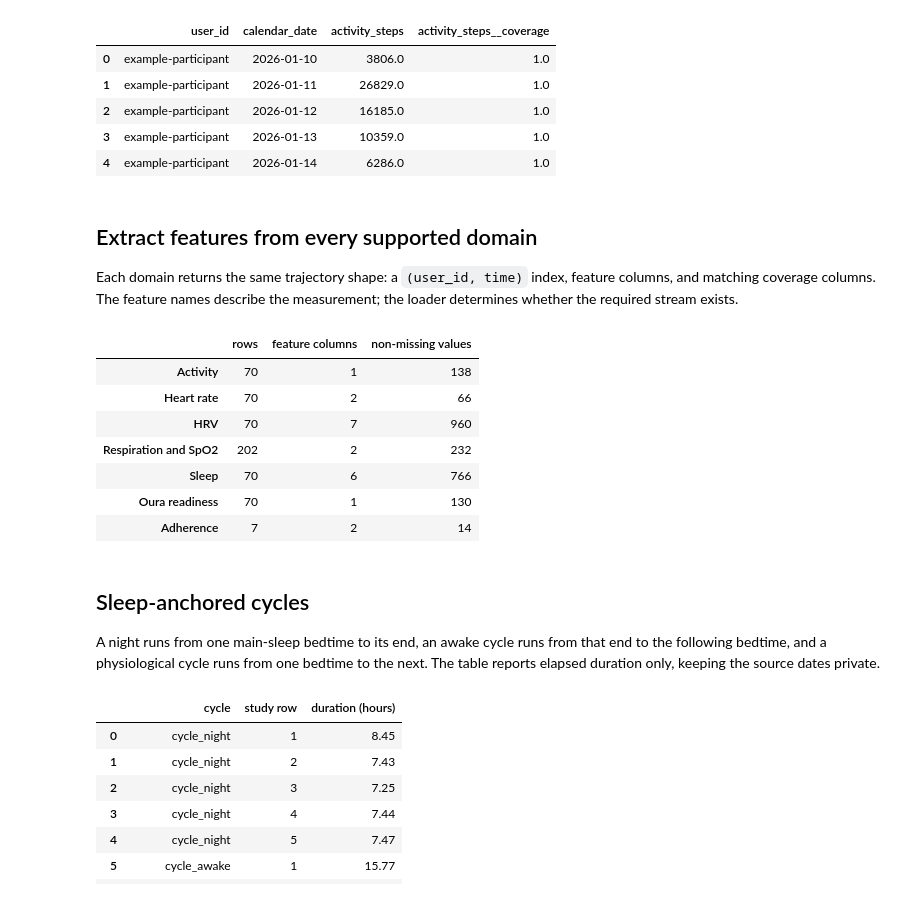
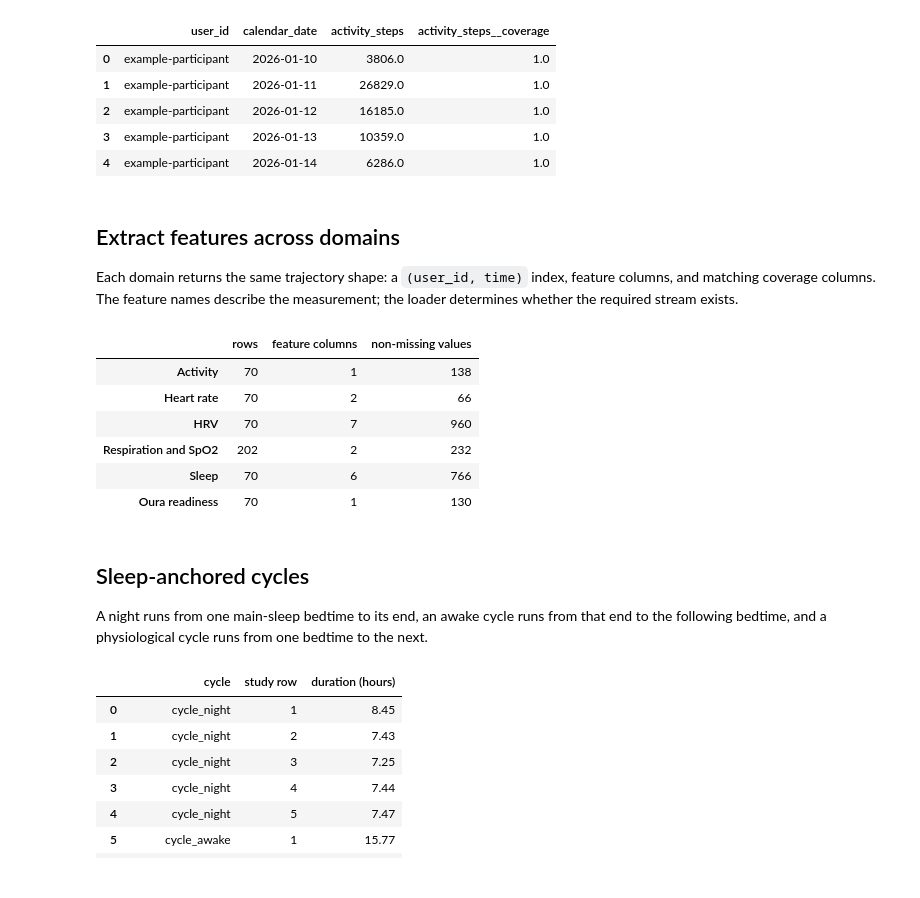
Before and after one commit to MeDiTech-SUPSI/pywearable, a Jupyter notebook: docs/_notebooks/analysis_examples.ipynb, the cells around one changed output. Saved outputs shown, nothing was run; the diff lists cells and outputs as text; code cells hidden in the pictures.

Commit message:
Refine analysis example notebook

```diff
--- a/docs/_notebooks/analysis_examples.ipynb
+++ b/docs/_notebooks/analysis_examples.ipynb
@@ -26,6 +23,5 @@ complete identifier is never displayed or stored in a title.
 # %%
 import os
-import sys
 import warnings
 from pathlib import Path
 
@@ -35,18 +31,8 @@ import pandas as pd
 from matplotlib.ticker import FuncFormatter
 from IPython.display import display
 
-REPO_ROOT = Path.cwd().resolve()
-if not (REPO_ROOT / "src" / "pywearable").is_dir():
-    REPO_ROOT = next(
-        parent
-        for parent in Path.cwd().resolve().parents
-        if (parent / "src" / "pywearable").is_dir()
-    )
-sys.path.insert(0, str(REPO_ROOT / "src"))
-
 from pywearable import (
     activity,
-    adherence,
     cycle,
     heart_rate,
     hrv,
@@ -64,19 +50,19 @@ warnings.filterwarnings(
     message=r".*Oura heart-rate samples have no unambiguous local offset.*",
 )
 
-data_root = Path(
-    os.environ.get(
-        "PYWEARABLE_OURA_ROOT",
-        REPO_ROOT / "data_wearable" / "oura_20240822",
-    )
-)
-if not data_root.is_dir():
+data_root_value = os.environ.get("PYWEARABLE_OURA_ROOT")
+if data_root_value is None:
     raise FileNotFoundError(
         "Set PYWEARABLE_OURA_ROOT to an Oura API v2 export root."
     )
+data_root = Path(data_root_value).expanduser()
+if not data_root.is_dir():
+    raise FileNotFoundError(
+        "PYWEARABLE_OURA_ROOT must point to an Oura API v2 export root."
+    )
 
 loader = OuraLoader(data_root)
-source_user = next(user for user in loader.get_user_ids() if user.startswith("A_"))
+source_user = loader.get_user_ids()[0]
 public_user = "example-participant"
 print("Loaded one Oura participant")
 # %% [output]
@@ -178,7 +165,7 @@ Selected 70 study days; 68 contain steps
 | 3 | example-participant | 2026-01-13 | 10359.0 | 1.0 |
 | 4 | example-participant | 2026-01-14 | 6286.0 | 1.0 |
 # %% [markdown]
-## Extract features from every supported domain
+## Extract features across domains
 
 Each domain returns the same trajectory shape: a `(user_id, time)`
 index, feature columns, and matching coverage columns. The feature
@@ -249,16 +236,6 @@ readiness = provider_features.get_provider_features(
     start_date=analysis_start,
     end_date=analysis_end,
 )
-availability = adherence.get_adherence(
-    loader,
-    metric=[adherence.ADHERENCE_HEART_RATE, adherence.ADHERENCE_SLEEP],
-    user_id=source_user,
-    start_date=analysis_start,
-    end_date=analysis_start + pd.Timedelta(days=7),
-    resolution="daily",
-    time_reference="local",
-)
-
 trajectories = {
     "Activity": steps,
     "Heart rate": daily_hr,
@@ -266,42 +243,39 @@ trajectories = {
     "Respiration and SpO2": breathing,
     "Sleep": nightly_sleep,
     "Oura readiness": readiness,
-    "Adherence": availability,
 }
 summary = pd.DataFrame(
     {
         "rows": {name: len(frame) for name, frame in trajectories.items()},
         "feature columns": {
             name: sum(
                 not column.endswith("__coverage")
                 and column not in {"period_start", "period_end"}
                 for column in frame.columns
             )
             for name, frame in trajectories.items()
         },
         "non-missing values": {
             name: int(frame.notna().sum().sum())
             for name, frame in trajectories.items()
         },
     }
 )
 display(summary)
 # %% [output]
 |  | rows | feature columns | non-missing values |
 | Activity | 70 | 1 | 138 |
 | Heart rate | 70 | 2 | 66 |
 | HRV | 70 | 7 | 960 |
 | Respiration and SpO2 | 202 | 2 | 232 |
 | Sleep | 70 | 6 | 766 |
 | Oura readiness | 70 | 1 | 130 |
-| Adherence | 7 | 2 | 14 |
 # %% [markdown]
 ## Sleep-anchored cycles
 
 A night runs from one main-sleep bedtime to its end, an awake cycle
 runs from that end to the following bedtime, and a physiological
-cycle runs from one bedtime to the next. The table reports elapsed
-duration only, keeping the source dates private.
+cycle runs from one bedtime to the next.
 # %%
 cycle_rows = []
 for cycle_type in (
```
Also changed, not shown: parts of 11 cells of this notebook.
